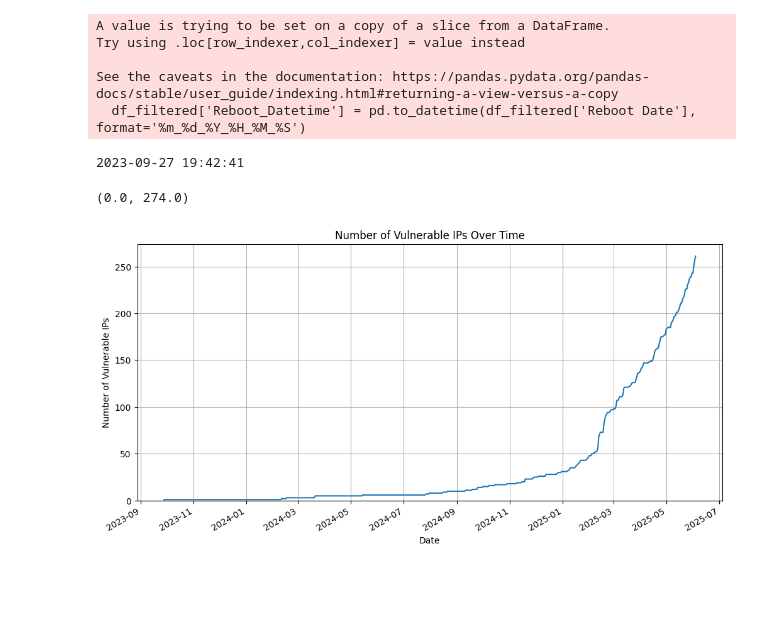
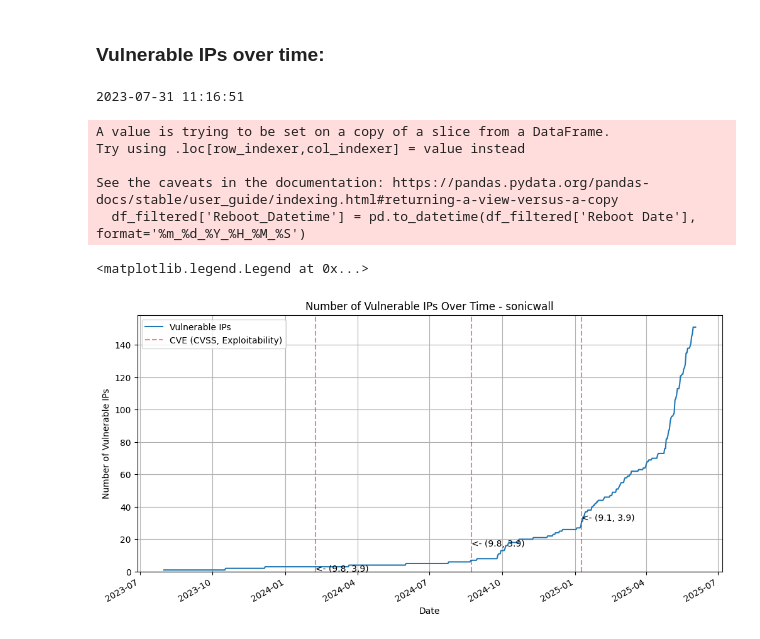
Before and after one commit to HuibSprangers-leiden/HackingLab-SNMP, a Jupyter notebook: analysis.ipynb, the cells around one changed output. Cells and saved outputs as stored; diff of their text form; code cells hidden in the pictures; blank space fills up the shorter version.

```diff
--- a/analysis.ipynb
+++ b/analysis.ipynb
@@ -8,3 +10,21 @@ import os
 filename = 'outputs/results/combined_enterprise_output.csv'
 
 df = pd.read_csv(filename)
+
+# Filter vendors in case we need more filtering
+excluded_vendors_file = "config/excluded_vendors.txt"
+with open(excluded_vendors_file, 'r', encoding='utf-8') as file:
+    excluded_vendors = {line.strip() for line in file if line.strip()}
+
+# Convert engine time (seconds) to datetime relative to current time
+df['Engine_Age'] = pd.Timestamp.now() - pd.to_timedelta(df['Engine Time'], unit='s')
+# Filter out rows with engine time before 1998
+df = df[df['Engine_Age'].dt.year >= 1998]
+print(df['Engine_Age'])
+
+size_before = df.shape[0]
+print(excluded_vendors)
+df = df[~df["Vendor"].isin(excluded_vendors)]
+df = df[df["Vendor"] != 'unknown']
+print("Dropped " + str(size_before - df.shape[0]) + " by vendor exclusion.\n" + str(df.shape[0]) + " entries left.")
+print(df.columns)
@@ -61,3 +120,5 @@ Number of CVEs found: 195
+# %% [markdown]
+### Vulnerable IPs over time:
 # %%
 import matplotlib.pyplot as plt
 
@@ -67,55 +128,65 @@ df_filtered = df[df['Vendor'] == vendor]
 df_filtered['Reboot_Datetime'] = pd.to_datetime(df_filtered['Reboot Date'], format='%m_%d_%Y_%H_%M_%S')
 df_filtered = df_filtered[df_filtered['Reboot_Datetime'].dt.year >= 1998]
 
 # Create time series of vulnerability counts
 print(df_filtered['Reboot_Datetime'].min())
 time_range = pd.date_range(start=df_filtered['Reboot_Datetime'].min(), end=df_filtered['Reboot_Datetime'].max(), freq='D')
 vulnerable_counts = []
 
 for time_point in time_range:
     # Count IPs with reboot time older than this date (vulnerable)
     vulnerable_ips = df_filtered[df_filtered['Reboot_Datetime'] <= time_point]['IP'].nunique()
     vulnerable_counts.append(vulnerable_ips)
 
 # Create and plot the time series
 vulnerability_ts = pd.Series(vulnerable_counts, index=time_range)
 vulnerability_ts.plot(figsize=(12, 6))
-plt.title('Number of Vulnerable IPs Over Time')
+plt.title(f'Number of Vulnerable IPs Over Time - {translated_vendor}')
 plt.xlabel('Date')
 plt.ylabel('Number of Vulnerable IPs')
 plt.grid(True)
-#print(cves[cves['CVE_ID'] == 'CVE-2024-55591'])
-# Add CVE dates as vertical lines
-i = 0
+plt.ylim(bottom=0)  # Force y-axis to start at 0
 
 start_date = df_filtered['Reboot_Datetime'].min()
 end_date = df_filtered['Reboot_Datetime'].max()
 
 for _, cve in cves.iterrows():
     cve_id = cve['CVE_ID']
     published_str = cve['Published']
     cve_date = pd.to_datetime(published_str).normalize()
-    # Only plot if severity is above 8 and EPSS_Score is above 5
-    if cve['CVSS_Score'] > 7 and cve['EPSS_Score'] > 5:
+
+# Create a dictionary to store highest scoring CVE per date
+cve_highest_scores = {}
+for _, cve in cves.iterrows():
+    cve_date = pd.to_datetime(cve['Published']).normalize()
+    if cve['CVSS_Score'] > 7 and cve['EPSS_Score'] > 3:
         if cve_date >= start_date and cve_date <= end_date:
-            plt.axvline(x=cve_date, color='r', linestyle='--', alpha=1)
-            # Alternate between bottom and 10% height for text placement
-            text_height = plt.ylim()[0] + (plt.ylim()[1] - plt.ylim()[0]) * (0.1 * (i % 3))
-            plt.text(cve_date, text_height, f'CVSS:{cve["CVSS_Score"]:.1f} EPSS:{cve["EPSS_Score"]:.1f}',
-                     horizontalalignment='left')
-            i += 1
-plt.ylim(bottom=0)  # Force y-axis to start at 0
+            current_score = cve['CVSS_Score'] + cve['EPSS_Score']
+            if cve_date not in cve_highest_scores or current_score > cve_highest_scores[cve_date]['score']:
+                cve_highest_scores[cve_date] = {
+                    'score': current_score,
+                    'cvss': cve['CVSS_Score'],
+                    'epss': cve['EPSS_Score']
+                }
 
-#print("Max EPSS Score:", cves["EPSS_Score"].max())
+# Plot the highest scoring CVE per date
+i = 0
+for cve_date, scores in cve_highest_scores.items():
+    plt.axvline(x=cve_date, color='r', linestyle='--', alpha=0.5)
+    text_height = plt.ylim()[0] + (plt.ylim()[1] - plt.ylim()[0]) * (0.1 * (i % 10))
+    plt.text(cve_date, text_height, f'<- ({scores["cvss"]:.1f}, {scores["epss"]:.1f})',
+             horizontalalignment='left', alpha=1)
+    i += 1
+plt.legend(['Vulnerable IPs', 'CVE (CVSS, Exploitability)'])
 # %% [output]
-A value is trying to be set on a copy of a slice from a DataFrame.
-Try using .loc[row_indexer,col_indexer] = value instead
-
-See the caveats in the documentation: https://pandas.pydata.org/pandas-docs/stable/user_guide/indexing.html#returning-a-view-versus-a-copy
-  df_filtered['Reboot_Datetime'] = pd.to_datetime(df_filtered['Reboot Date'], format='%m_%d_%Y_%H_%M_%S')
+2023-07-31 11:16:51
-2023-09-27 19:42:41
+A value is trying to be set on a copy of a slice from a DataFrame.
+Try using .loc[row_indexer,col_indexer] = value instead
+
+See the caveats in the documentation: https://pandas.pydata.org/pandas-docs/stable/user_guide/indexing.html#returning-a-view-versus-a-copy
+  df_filtered['Reboot_Datetime'] = pd.to_datetime(df_filtered['Reboot Date'], format='%m_%d_%Y_%H_%M_%S')
-(0.0, 274.0)
+<matplotlib.legend.Legend at 0x...>
-[figure, old version]
+[figure, new version]
 # %%
 import seaborn as sns
 # Get top 10 vendors by count
```
Also changed, not shown: parts of 9 cells of this notebook, 3 other files.
